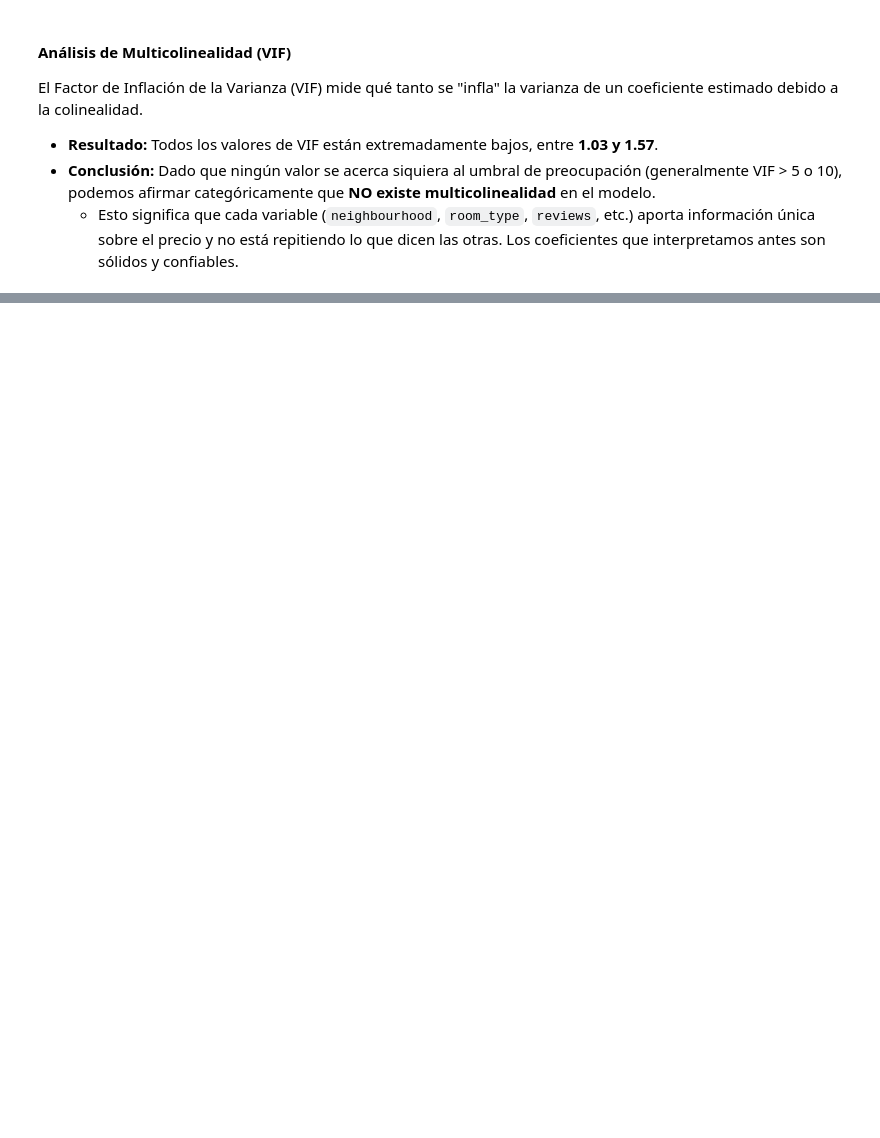
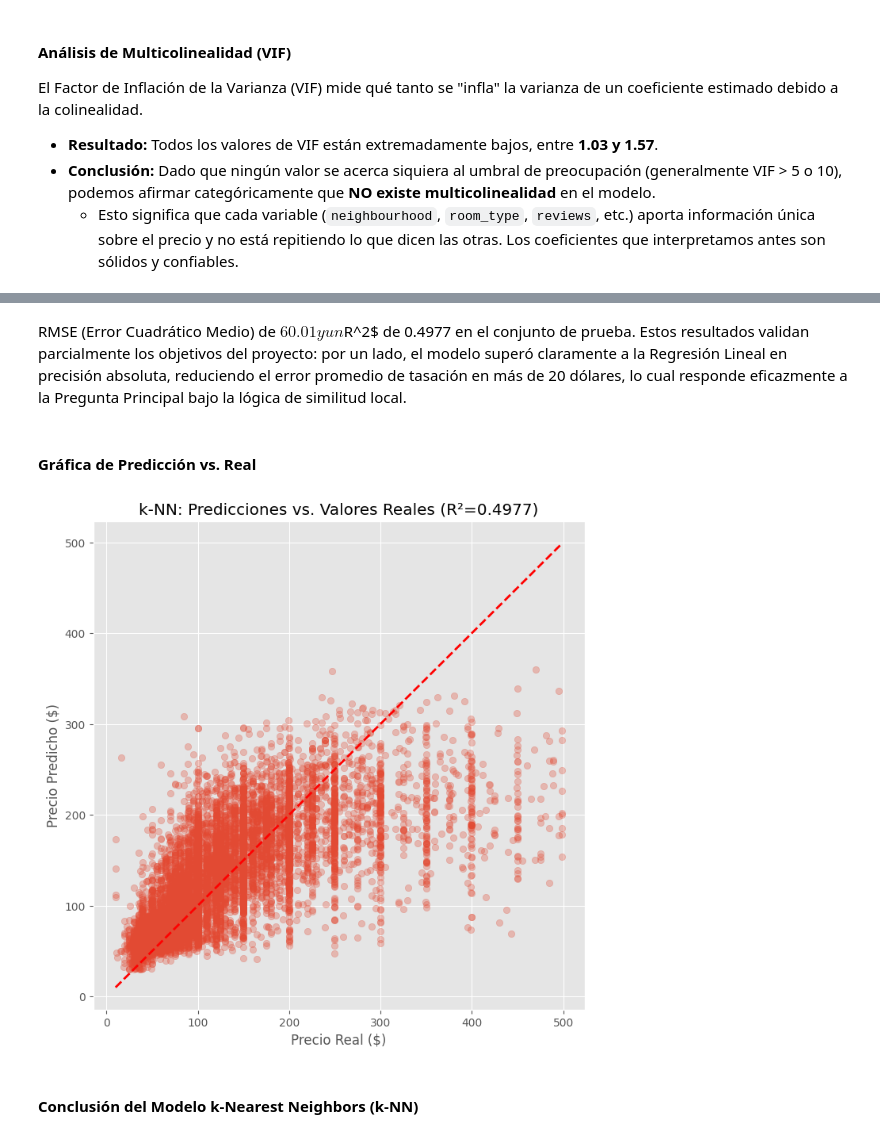
Before and after one commit to stephy0410/AirbnbNYC_analisis, a Jupyter notebook: notebooks/Analisis_de_salario.ipynb, the cells around one changed output, grey strips where cells are left out. Drawn from its saved outputs; the diff is of its cells as text; code cells hidden in the pictures; blank space fills up the shorter version.

```diff
--- a/notebooks/Analisis_de_salario.ipynb
+++ b/notebooks/Analisis_de_salario.ipynb
@@ -762,0 +901,19 @@ El Factor de Inflación de la Varianza (VIF) mide qué tanto se "infla" la varia
+# %% [markdown]
+RMSE (Error Cuadrático Medio) de $60.01 y un $R^2$ de 0.4977 en el conjunto de prueba. Estos resultados validan parcialmente los objetivos del proyecto: por un lado, el modelo superó claramente a la Regresión Lineal en precisión absoluta, reduciendo el error promedio de tasación en más de 20 dólares, lo cual responde eficazmente a la Pregunta Principal bajo la lógica de similitud local.
+# %% [markdown]
+ #### Gráfica de Predicción vs. Real
+# %%
+# Gráfica de Dispersión: Predicciones vs. Valores Reales
+plt.figure(figsize=(8, 8))
+plt.scatter(y_test, y_pred_knn, alpha=0.3)
+plt.plot([y_test.min(), y_test.max()], [y_test.min(), y_test.max()], 'r--', lw=2)
+plt.xlabel('Precio Real ($)')
+plt.ylabel('Precio Predicho ($)')
+plt.title(f'k-NN: Predicciones vs. Valores Reales (R²={r2_knn:.4f})')
+plt.grid(True)
+plt.show()
+# La línea roja representa la predicción perfecta. Cuanto más cerca estén los puntos de la línea, mejor.
+# %% [output]
+[figure, added]
+# %% [markdown]
+ #### Conclusión del Modelo k-Nearest Neighbors (k-NN)
```
Also changed, not shown: parts of 22 cells of this notebook.
